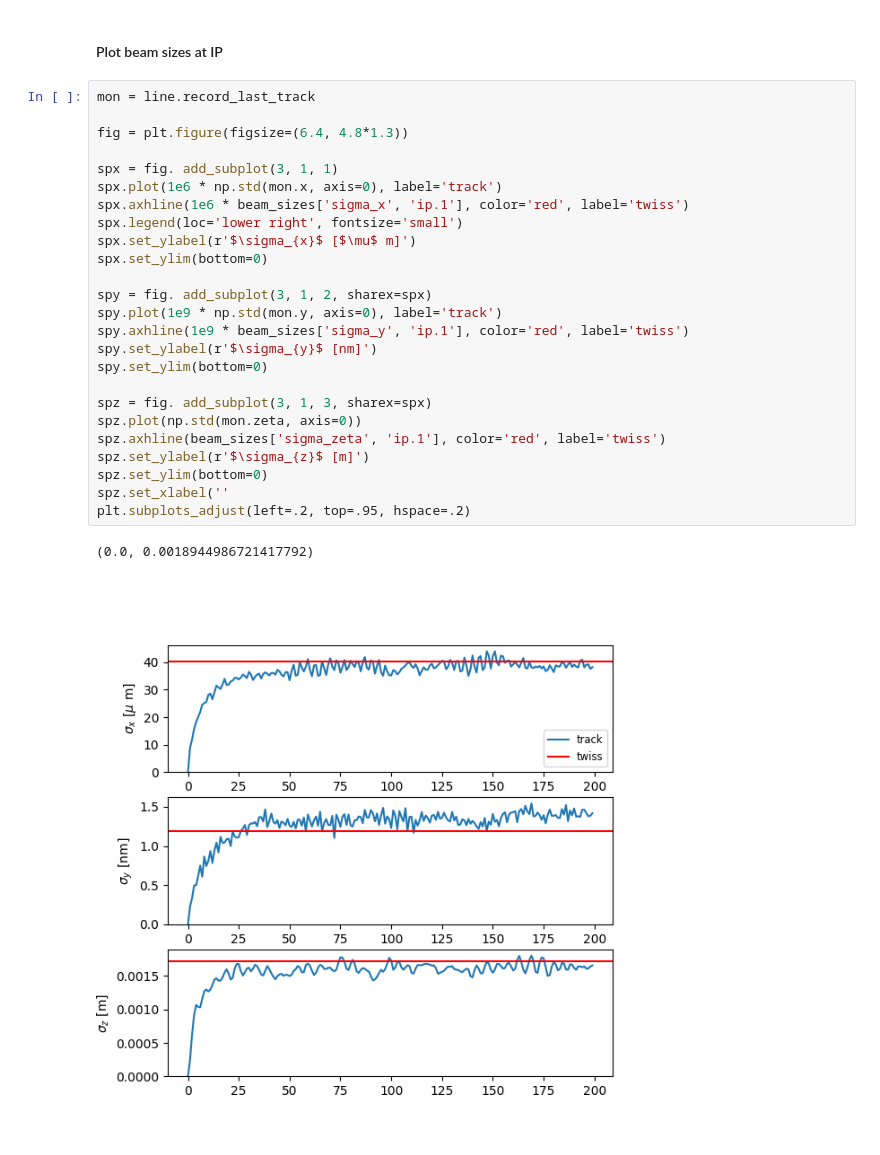
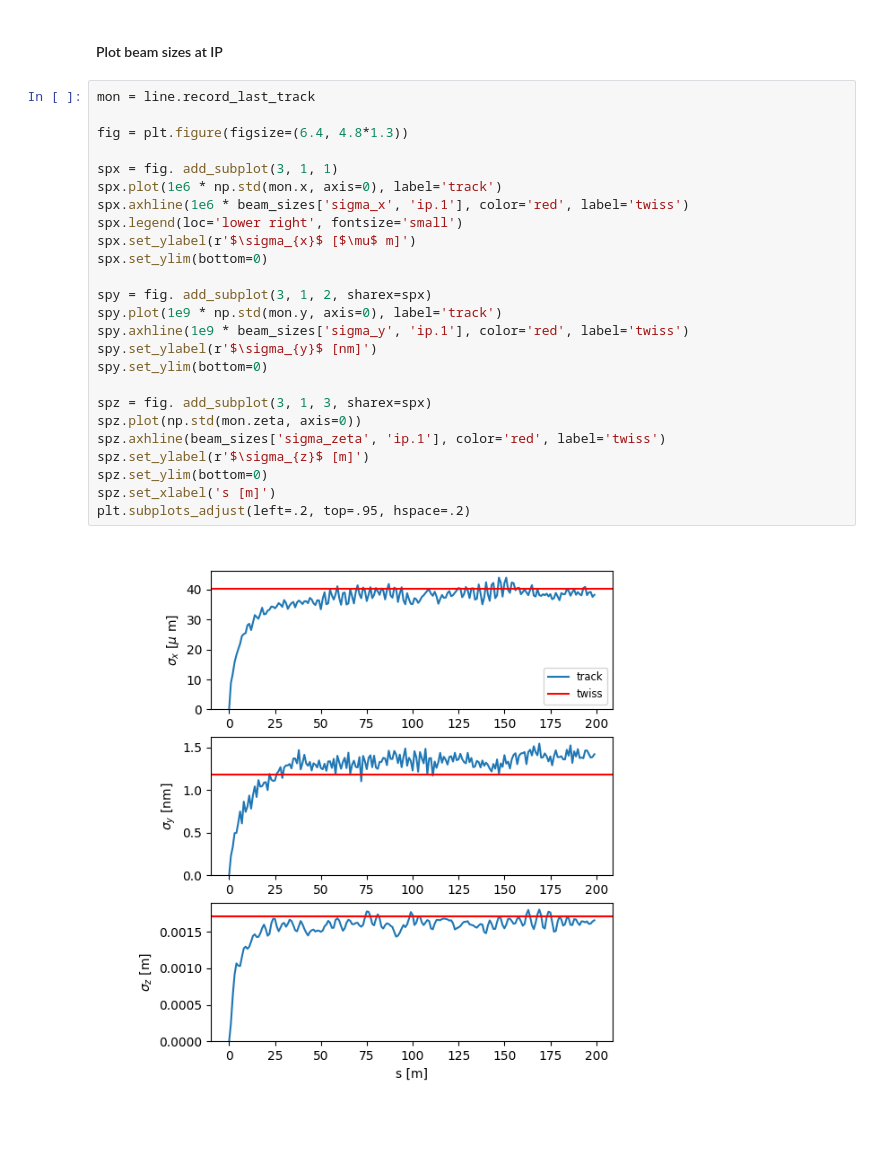
Before and after one commit to xsuite/tutorial_abp_demo, a Jupyter notebook: notebook_07_fccee_radiation.ipynb, the cells around one changed output. Cells and saved outputs as stored; diff of their text form.

```diff
--- a/notebook_07_fccee_radiation.ipynb
+++ b/notebook_07_fccee_radiation.ipynb
@@ -218,28 +218,27 @@ line.track(p, num_turns=n_turns_track_test, turn_by_turn_monitor=True, time=True
 # %%
 mon = line.record_last_track
 
 fig = plt.figure(figsize=(6.4, 4.8*1.3))
 
 spx = fig. add_subplot(3, 1, 1)
 spx.plot(1e6 * np.std(mon.x, axis=0), label='track')
 spx.axhline(1e6 * beam_sizes['sigma_x', 'ip.1'], color='red', label='twiss')
 spx.legend(loc='lower right', fontsize='small')
 spx.set_ylabel(r'$\sigma_{x}$ [$\mu$ m]')
 spx.set_ylim(bottom=0)
 
 spy = fig. add_subplot(3, 1, 2, sharex=spx)
 spy.plot(1e9 * np.std(mon.y, axis=0), label='track')
 spy.axhline(1e9 * beam_sizes['sigma_y', 'ip.1'], color='red', label='twiss')
 spy.set_ylabel(r'$\sigma_{y}$ [nm]')
 spy.set_ylim(bottom=0)
 
 spz = fig. add_subplot(3, 1, 3, sharex=spx)
 spz.plot(np.std(mon.zeta, axis=0))
 spz.axhline(beam_sizes['sigma_zeta', 'ip.1'], color='red', label='twiss')
 spz.set_ylabel(r'$\sigma_{z}$ [m]')
 spz.set_ylim(bottom=0)
-spz.set_xlabel(''
+spz.set_xlabel('s [m]')
 plt.subplots_adjust(left=.2, top=.95, hspace=.2)
 # %% [output]
-(0.0, 0.0018944986721417792)
-[figure, old version]
+[figure, new version]
```
Also changed, not shown: 1 other file.
